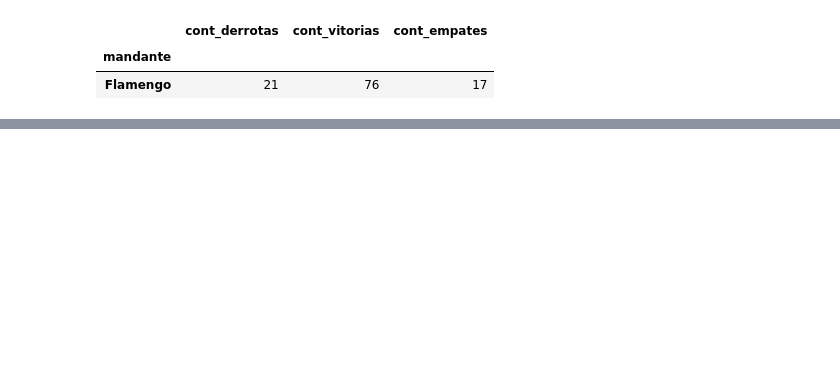
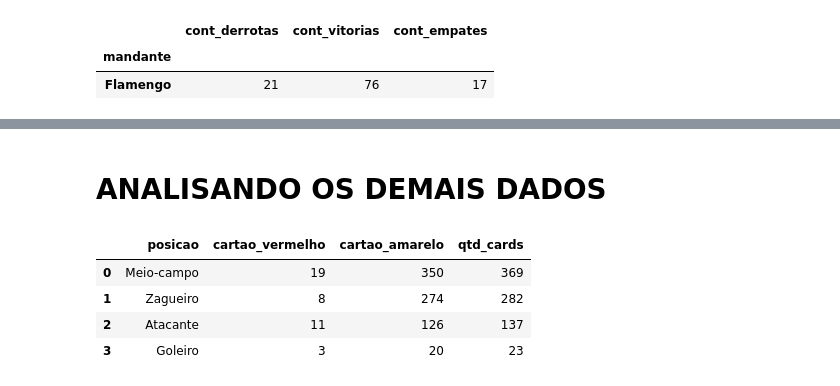
Before and after one commit to jp3dr0mendes/DataMengo, a Jupyter notebook: main.ipynb, the cells around one changed output, grey strips where cells are left out. Drawn from its saved outputs; the diff is of its cells as text; code cells hidden in the pictures; blank space fills up the shorter version.

```diff
--- a/main.ipynb
+++ b/main.ipynb
@@ -231,0 +276,27 @@ df_fla_resultados_times = (
+# %% [markdown]
+#  ANALISANDO OS DEMAIS DADOS
+# %%
+# df_fla_stats
+# df_fla_gols
+df_fla_cards = (
+    df_fla_cards
+    .assign(cartao_vermelho = np.where(df_fla_cards['cartao'] == 'Vermelho',1,0))
+    .assign(cartao_amarelo = np.where(df_fla_cards['cartao'] == 'Amarelo',1,0))
+    .assign(qtd_cards = 1)
+)
+df_fla_cards_atletas = (
+                            df_fla_cards
+                            .groupby('posicao')
+                            [['cartao_vermelho','cartao_amarelo','qtd_cards']]
+                            .agg('sum')
+                            .sort_values(by = 'qtd_cards', ascending=False)
+                            .reset_index()
+                        )
+
+df_fla_cards_atletas.head()
+# %% [output]
+|  | posicao | cartao_vermelho | cartao_amarelo | qtd_cards |
+| 0 | Meio-campo | 19 | 350 | 369 |
+| 1 | Zagueiro | 8 | 274 | 282 |
+| 2 | Atacante | 11 | 126 | 137 |
+| 3 | Goleiro | 3 | 20 | 23 |
```
Also changed, not shown: parts of 5 cells of this notebook.
